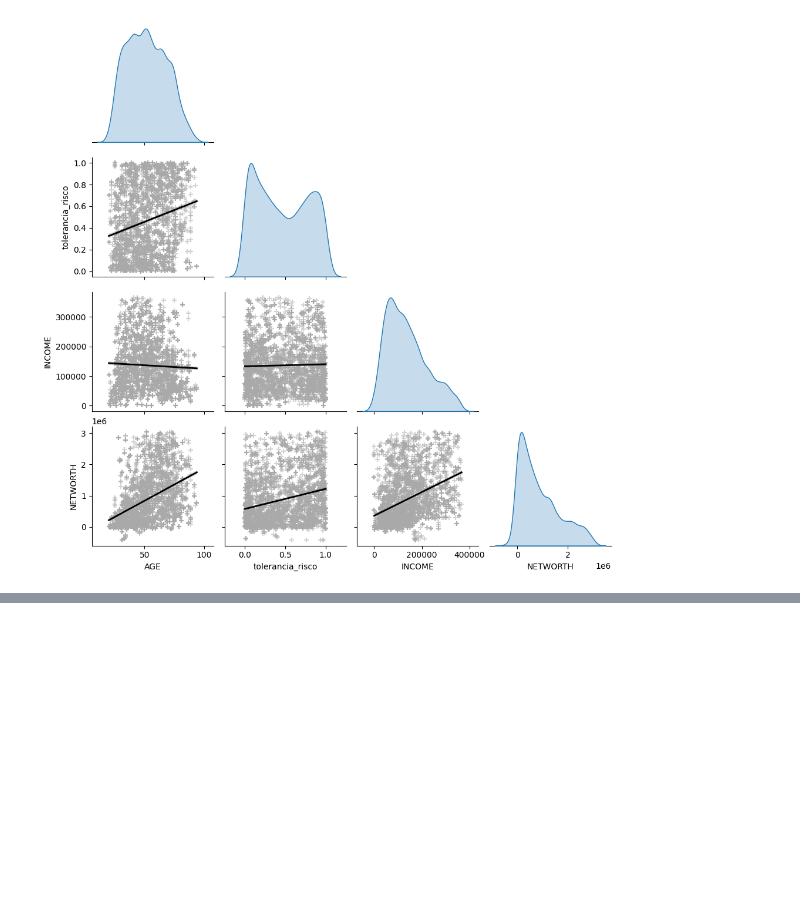
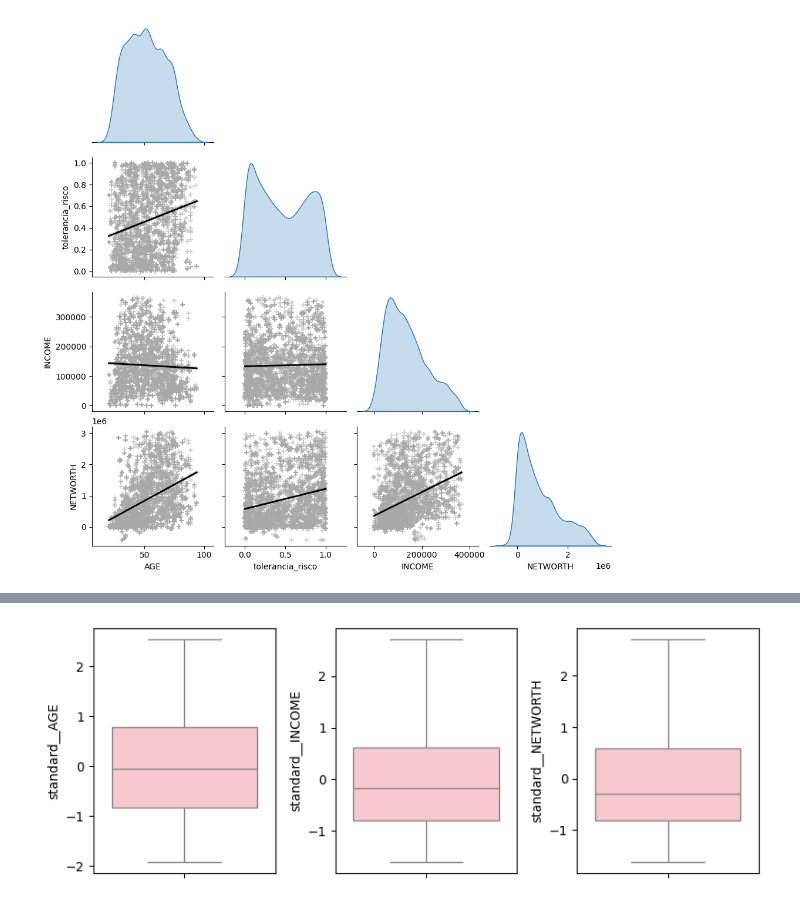
Before and after one commit to jairobernardesjunior/020_Financial_regression_project_risk_tolerance, a Jupyter notebook: 01 prt_analisa.ipynb, the cells around one changed output, grey strips where cells are left out. Cells and saved outputs as stored; diff of their text form; code cells hidden in the pictures; blank space fills up the shorter version.

```diff
--- a/01 prt_analisa.ipynb
+++ b/01 prt_analisa.ipynb
@@ -334,3 +332,7 @@ p= sns.pairplot(
 p.fig.subplots_adjust(top=0.95)
 # %% [output]
 [figure]
+# %%
+# atualizando a numeração do indice do dataframe
+df_risk_ok = df_risk_ok.reset_index()
+df_risk_ok = df_risk_ok.drop('index', axis=1)
@@ -336,0 +346,11 @@ p.fig.subplots_adjust(top=0.95)
+# %%
+# definindo uma instância do columnTransformer para fazer a transformação de variáveis
+lista_transformer = ['AGE','INCOME','NETWORTH']
+
+preprocessing = ColumnTransformer(
+    [
+        ("standard", StandardScaler(), list(lista_transformer))
+    ]
+)
+
+preprocessing.fit_transform(df_risk_ok[lista_transformer],)
@@ -336,0 +365,9 @@ p.fig.subplots_adjust(top=0.95)
+# %%
+# fazendo a transformação de variáveis com fit_transform e criando um novo dataframe
+df_risk_ok_trans = pd.DataFrame(
+    preprocessing.fit_transform(df_risk_ok[lista_transformer],),
+    columns=preprocessing.get_feature_names_out(),
+)
+# %%
+# juntando o dataframe original com o dataframe gerado com variáveis transformadas
+df_risk_ok_trans = pd.concat([df_risk_ok, df_risk_ok_trans], axis=1)
@@ -336,0 +422,11 @@ p.fig.subplots_adjust(top=0.95)
+# %%
+# visualizando boxplot para ver a distribuição nos quartis e a existência de outliers
+fig, axs = pyplot.subplots(nrows=1, ncols=3, figsize=(8, 3), tight_layout=True)
+
+list_standard = ['standard__AGE','standard__INCOME','standard__NETWORTH']
+
+for i, column in enumerate(list_standard):
+    sns.boxplot(y=column, data=df_risk_ok_trans, ax=axs[i], color='pink')
+pyplot.show()
+# %% [output]
+[figure, added]
```
Also changed, not shown: parts of 14 cells of this notebook, 5 other files.
